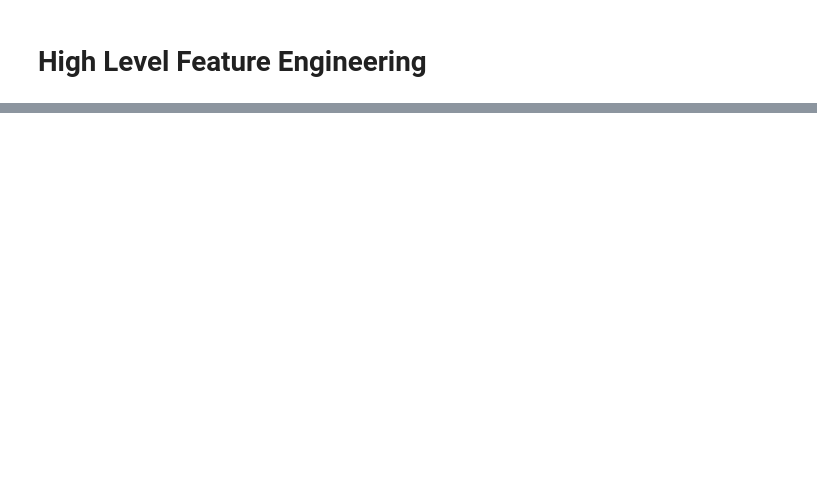
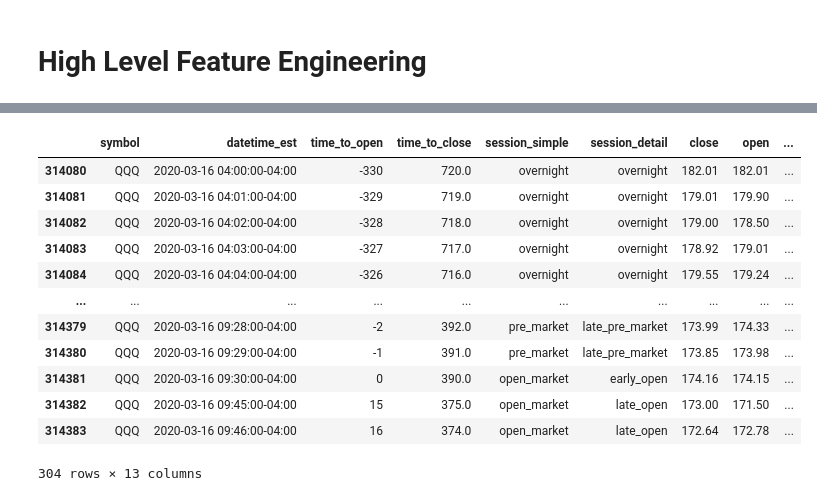
Before and after one commit to bchase17/Fracturion, a Jupyter notebook: Intraday_Model_Pipeline/pipeline_brett.ipynb, the cells around one changed output, grey strips where cells are left out. Drawn from its saved outputs; the diff is of its cells as text; code cells hidden in the pictures; blank space fills up the shorter version.

```diff
--- a/Intraday_Model_Pipeline/pipeline_brett.ipynb
+++ b/Intraday_Model_Pipeline/pipeline_brett.ipynb
@@ -219,0 +246,16 @@ session_detail_count
+# %%
+df_labeled_final[(df_labeled_final['Date'] == '2020-03-16') & (df_labeled_final['time_to_open'] <= 16)] #& (df_labeled_final['time_to_open'] > 0)]
+# %% [output]
+|  | symbol | datetime_est | time_to_open | time_to_close | session_simple | session_detail | close | open | ... |
+| 314080 | QQQ | 2020-03-16 04:00:00-04:00 | -330 | 720.0 | overnight | overnight | 182.01 | 182.01 | ... |
+| 314081 | QQQ | 2020-03-16 04:01:00-04:00 | -329 | 719.0 | overnight | overnight | 179.01 | 179.90 | ... |
+| 314082 | QQQ | 2020-03-16 04:02:00-04:00 | -328 | 718.0 | overnight | overnight | 179.00 | 178.50 | ... |
+| 314083 | QQQ | 2020-03-16 04:03:00-04:00 | -327 | 717.0 | overnight | overnight | 178.92 | 179.01 | ... |
+| 314084 | QQQ | 2020-03-16 04:04:00-04:00 | -326 | 716.0 | overnight | overnight | 179.55 | 179.24 | ... |
+| ... | ... | ... | ... | ... | ... | ... | ... | ... | ... |
+| 314379 | QQQ | 2020-03-16 09:28:00-04:00 | -2 | 392.0 | pre_market | late_pre_market | 173.99 | 174.33 | ... |
+| 314380 | QQQ | 2020-03-16 09:29:00-04:00 | -1 | 391.0 | pre_market | late_pre_market | 173.85 | 173.98 | ... |
+| 314381 | QQQ | 2020-03-16 09:30:00-04:00 | 0 | 390.0 | open_market | early_open | 174.16 | 174.15 | ... |
+| 314382 | QQQ | 2020-03-16 09:45:00-04:00 | 15 | 375.0 | open_market | late_open | 173.00 | 171.50 | ... |
+| 314383 | QQQ | 2020-03-16 09:46:00-04:00 | 16 | 374.0 | open_market | late_open | 172.64 | 172.78 | ... |
+304 rows × 13 columns
```
Also changed, not shown: parts of 8 cells of this notebook, 2 other files.
